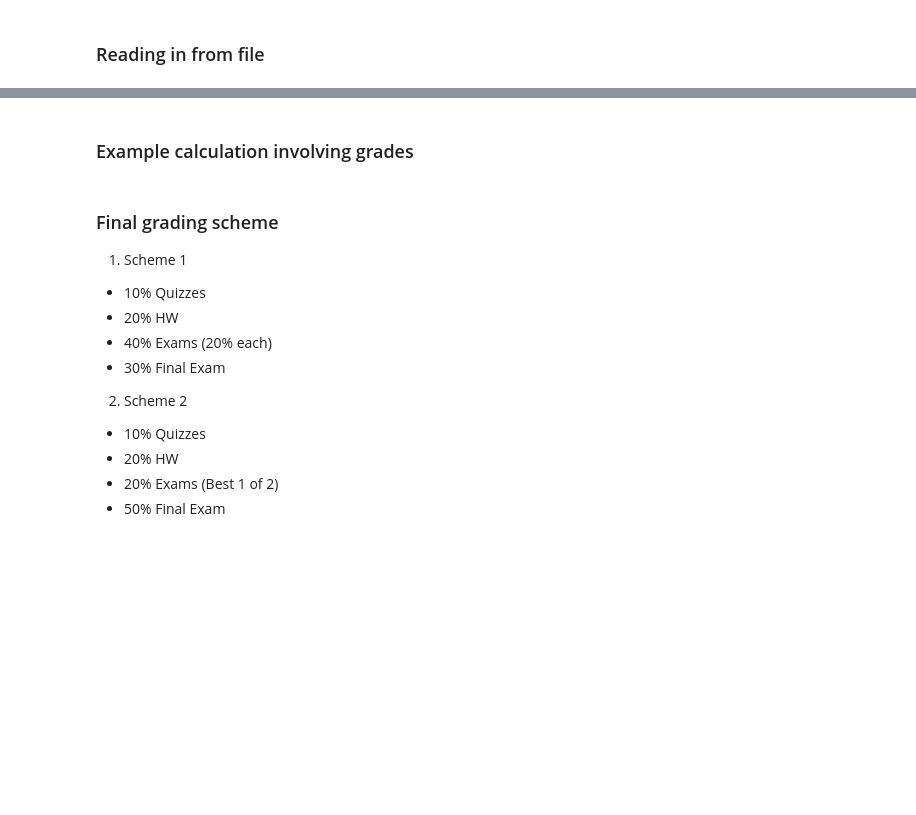
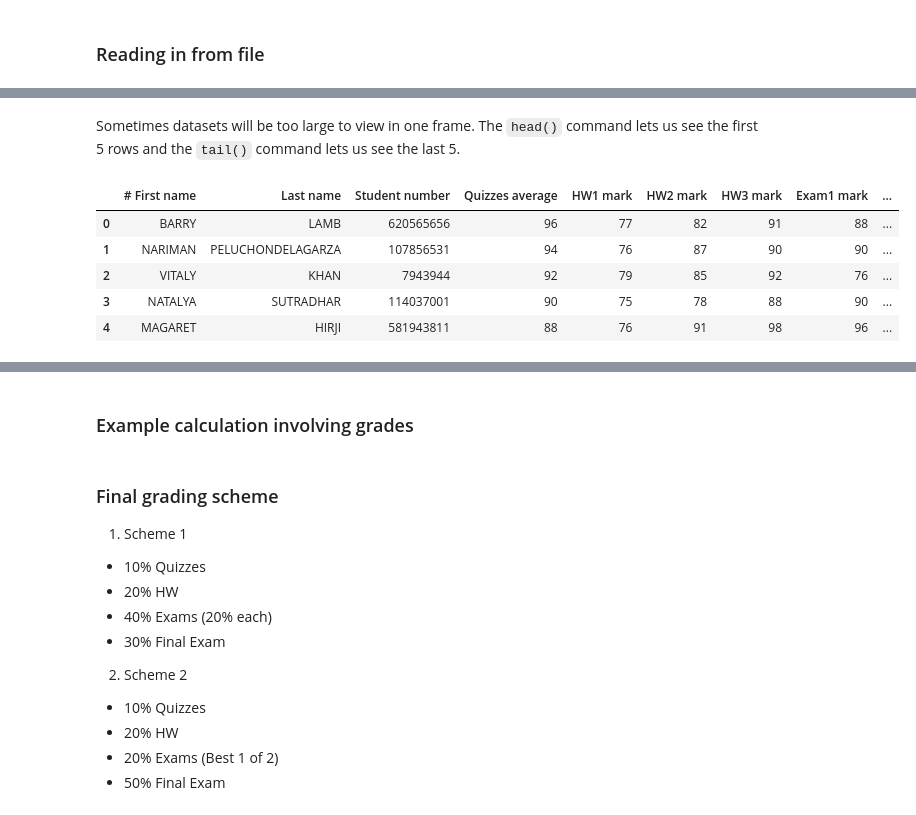
Before and after one commit to bourdin/MATH1MP3_W2026, a Jupyter notebook: Notebooks/C01/11-Pandas-1.ipynb, the cells around one changed output, grey strips where cells are left out. Cells and saved outputs as stored; diff of their text form; code cells hidden in the pictures; blank space fills up the shorter version.

```diff
--- a/Notebooks/C01/11-Pandas-1.ipynb
+++ b/Notebooks/C01/11-Pandas-1.ipynb
@@ -126,0 +252,11 @@ df
+# %% [markdown]
+Sometimes datasets will be too large to view in one frame. The `head()` command lets us see the first 5 rows and the `tail()` command lets us see the last 5.
+# %%
+df.head()
+# %% [output]
+|  | # First name | Last name | Student number | Quizzes average | HW1 mark | HW2 mark | HW3 mark | Exam1 mark | ... |
+| 0 | BARRY | LAMB | 620565656 | 96 | 77 | 82 | 91 | 88 | ... |
+| 1 | NARIMAN | PELUCHONDELAGARZA | 107856531 | 94 | 76 | 87 | 90 | 90 | ... |
+| 2 | VITALY | KHAN | 7943944 | 92 | 79 | 85 | 92 | 76 | ... |
+| 3 | NATALYA | SUTRADHAR | 114037001 | 90 | 75 | 78 | 88 | 90 | ... |
+| 4 | MAGARET | HIRJI | 581943811 | 88 | 76 | 91 | 98 | 96 | ... |
```
Also changed, not shown: parts of 34 cells of this notebook, 1 other file.
